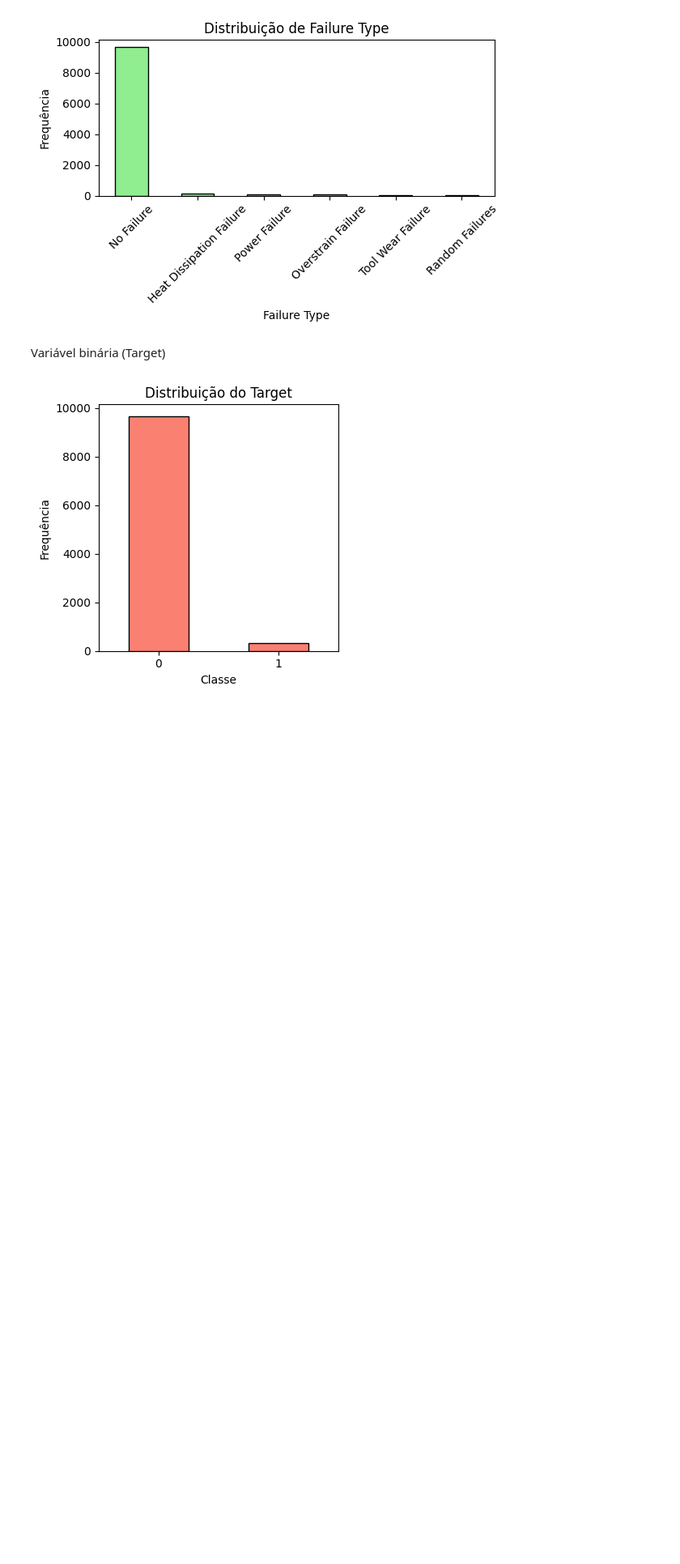
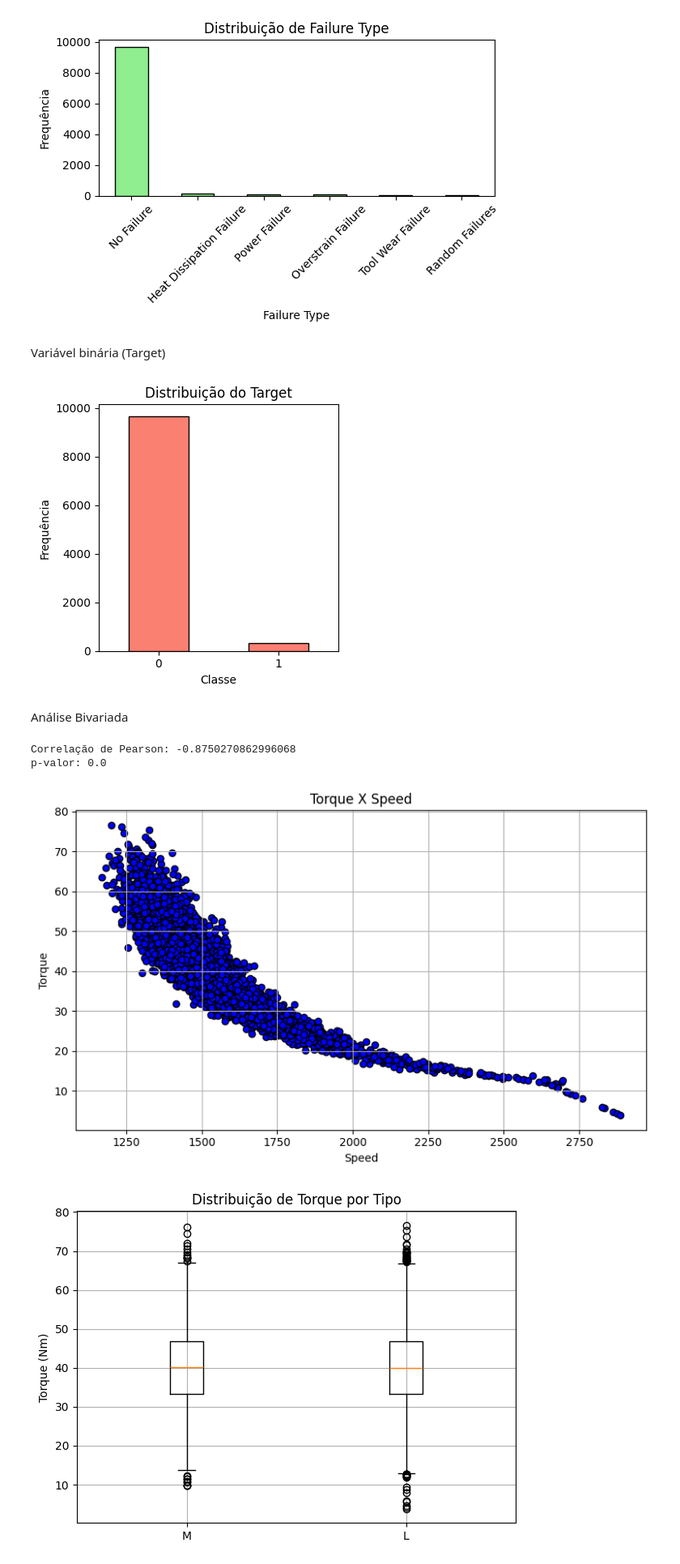
Before and after one commit to pdrcunha/predictive_maintenance_ia, a Jupyter notebook: src/notebooks/eda_visualizacao.ipynb, the cells around one changed output. Shown at 81% size. Cells and saved outputs as stored; diff of their text form; code cells hidden in the pictures; blank space fills up the shorter version.

Commit message:
New Graphs

```diff
--- a/src/notebooks/eda_visualizacao.ipynb
+++ b/src/notebooks/eda_visualizacao.ipynb
@@ -93,3 +98,39 @@ plt.tight_layout()
 plt.show()
 # %% [output]
 [figure]
+# %% [markdown]
+Análise Bivariada
+# %%
+from scipy.stats import pearsonr
+# Correlação de Pearson
+corr, p_value = pearsonr(df['Torque [Nm]'], df['Rotational speed [rpm]'])
+
+print(f'Correlação de Pearson: {corr}')
+print(f'p-valor: {p_value}')
+
+plt.figure(figsize=(8,5))
+plt.scatter(df['Rotational speed [rpm]'], df['Torque [Nm]'], color='blue', edgecolor='black')
+plt.title('Torque X Speed')
+plt.xlabel('Speed')
+plt.ylabel('Torque')
+plt.grid(True)
+plt.tight_layout()
+plt.show()
+
+
+
+torque_M = df[df['Type'] == 'M']['Torque [Nm]']
+torque_L = df[df['Type'] == 'L']['Torque [Nm]']
+
+# Plot do boxplot com matplotlib
+plt.figure(figsize=(7, 5))
+plt.boxplot([torque_M, torque_L], labels=['M', 'L'])
+plt.title('Distribuição de Torque por Tipo')
+plt.ylabel('Torque (Nm)')
+plt.grid(True)
+plt.show()
+# %% [output]
+Correlação de Pearson: -0.8750270862996068
+p-valor: 0.0
+[figure, added]
+[figure, added]
```
Also changed, not shown: parts of 6 cells of this notebook, 2 other files.
